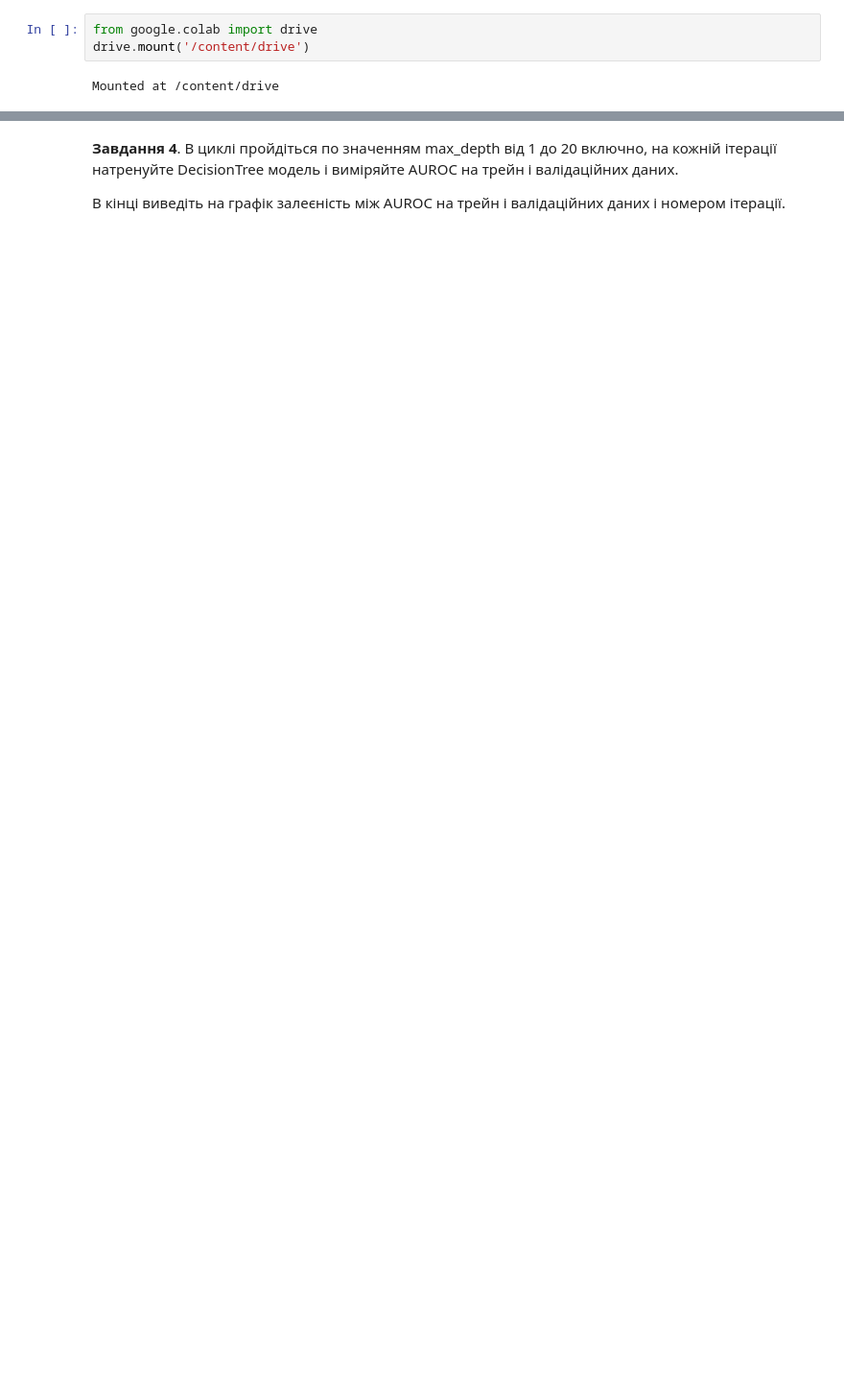
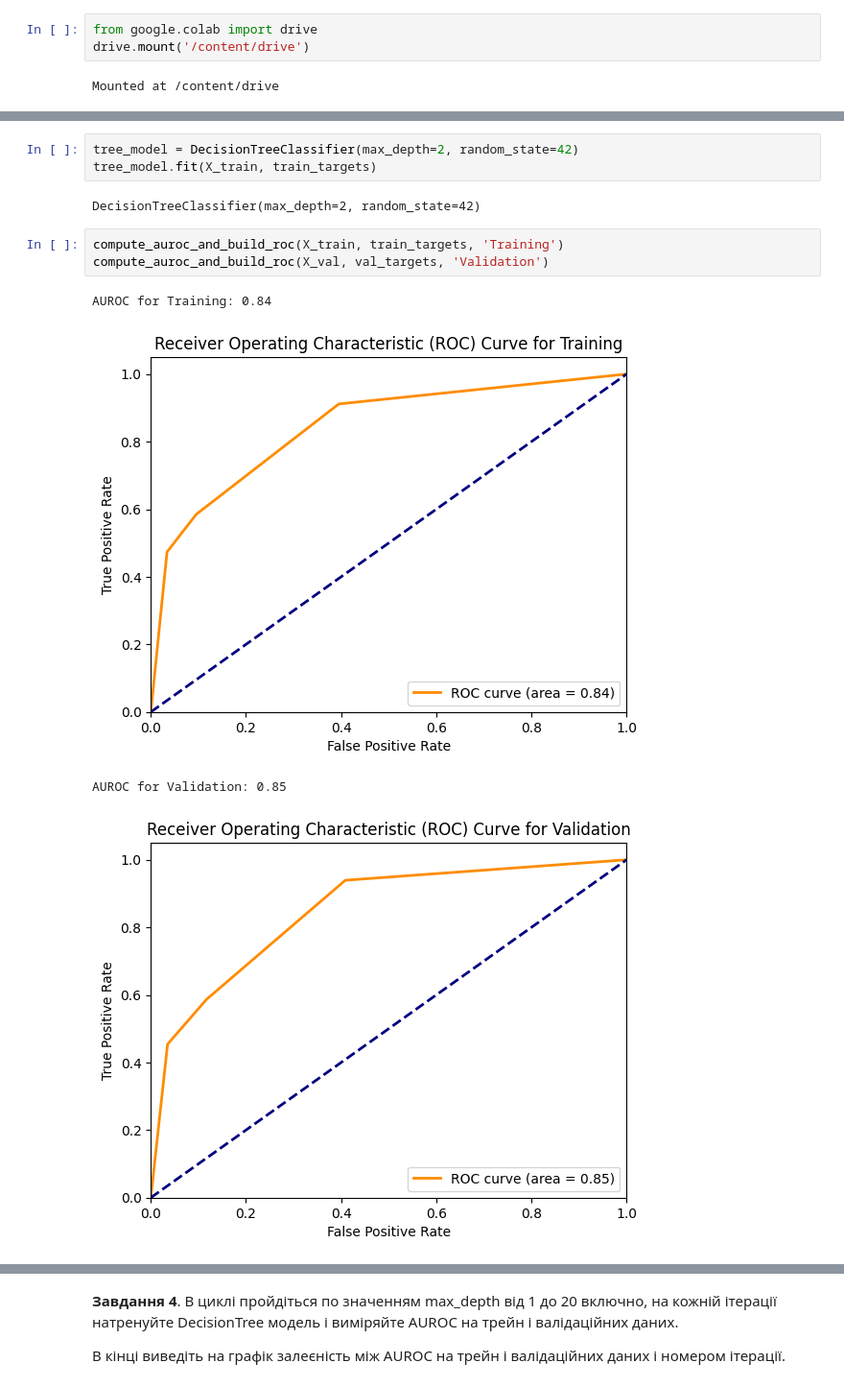
Before and after one commit to sekhahelina/ML_tasks, a Jupyter notebook: Module2/HW_2_3_Дерева_прийняття_рішень.ipynb, the cells around one changed output, grey strips where cells are left out. Shown at 96% size. Cells and saved outputs as stored; diff of their text form; blank space fills up the shorter version.

```diff
--- a/Module2/HW_2_3_Дерева_прийняття_рішень.ipynb
+++ b/Module2/HW_2_3_Дерева_прийняття_рішень.ipynb
@@ -56,0 +167,13 @@ Mounted at /content/drive
+# %%
+tree_model = DecisionTreeClassifier(max_depth=2, random_state=42)
+tree_model.fit(X_train, train_targets)
+# %% [output]
+DecisionTreeClassifier(max_depth=2, random_state=42)
+# %%
+compute_auroc_and_build_roc(X_train, train_targets, 'Training')
+compute_auroc_and_build_roc(X_val, val_targets, 'Validation')
+# %% [output]
+AUROC for Training: 0.84
+[figure, added]
+AUROC for Validation: 0.85
+[figure, added]
```
Also changed, not shown: parts of 48 cells of this notebook.
